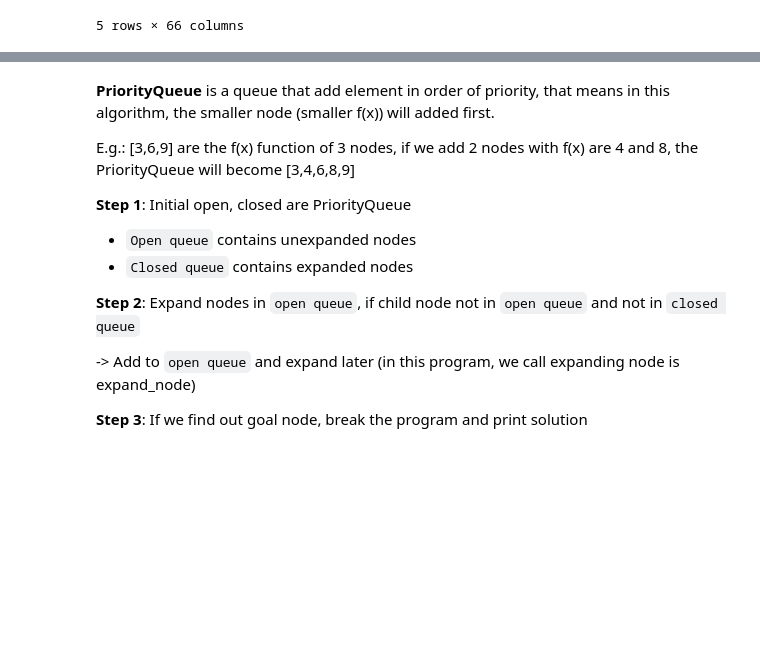
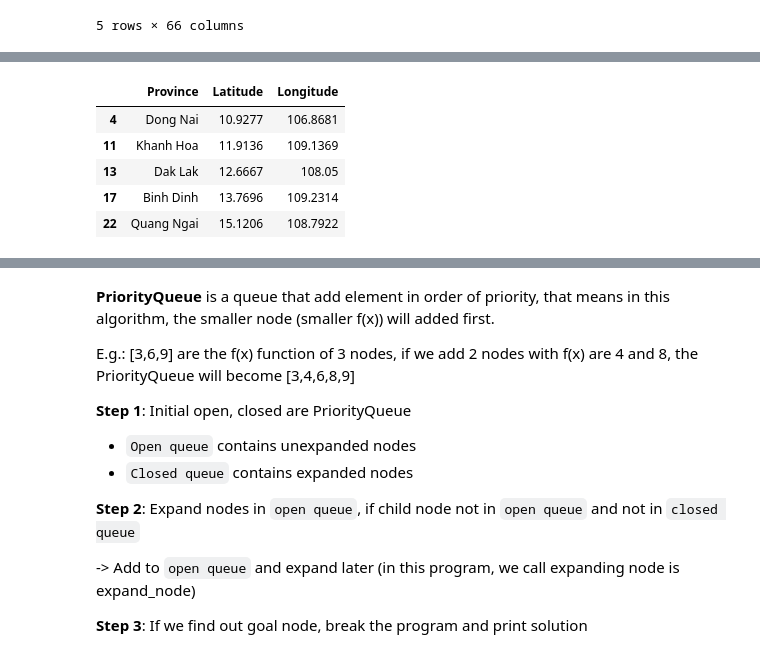
Before and after one commit to tuanlda78202/TP, a Jupyter notebook: Demo /A_star/3_FinalCode_tuanlda78202.ipynb, the cells around one changed output, grey strips where cells are left out. Cells and saved outputs as stored; diff of their text form; code cells hidden in the pictures; blank space fills up the shorter version.

```diff
--- a/Demo /A_star/3_FinalCode_tuanlda78202.ipynb
+++ b/Demo /A_star/3_FinalCode_tuanlda78202.ipynb
@@ -101,0 +122,9 @@ divide_region
+# %%
+df[(df["Latitude"] > 10.9) & (df["Latitude"] < 15.13) & (df["Longitude"] > 103) & (df["Longitude"] < 110)][["Province","Latitude", "Longitude"]].head()
+# %% [output]
+|  | Province | Latitude | Longitude |
+| 4 | Dong Nai | 10.9277 | 106.8681 |
+| 11 | Khanh Hoa | 11.9136 | 109.1369 |
+| 13 | Dak Lak | 12.6667 | 108.05 |
+| 17 | Binh Dinh | 13.7696 | 109.2314 |
+| 22 | Quang Ngai | 15.1206 | 108.7922 |
```
Also changed, not shown: parts of 17 cells of this notebook, 3 other files.
